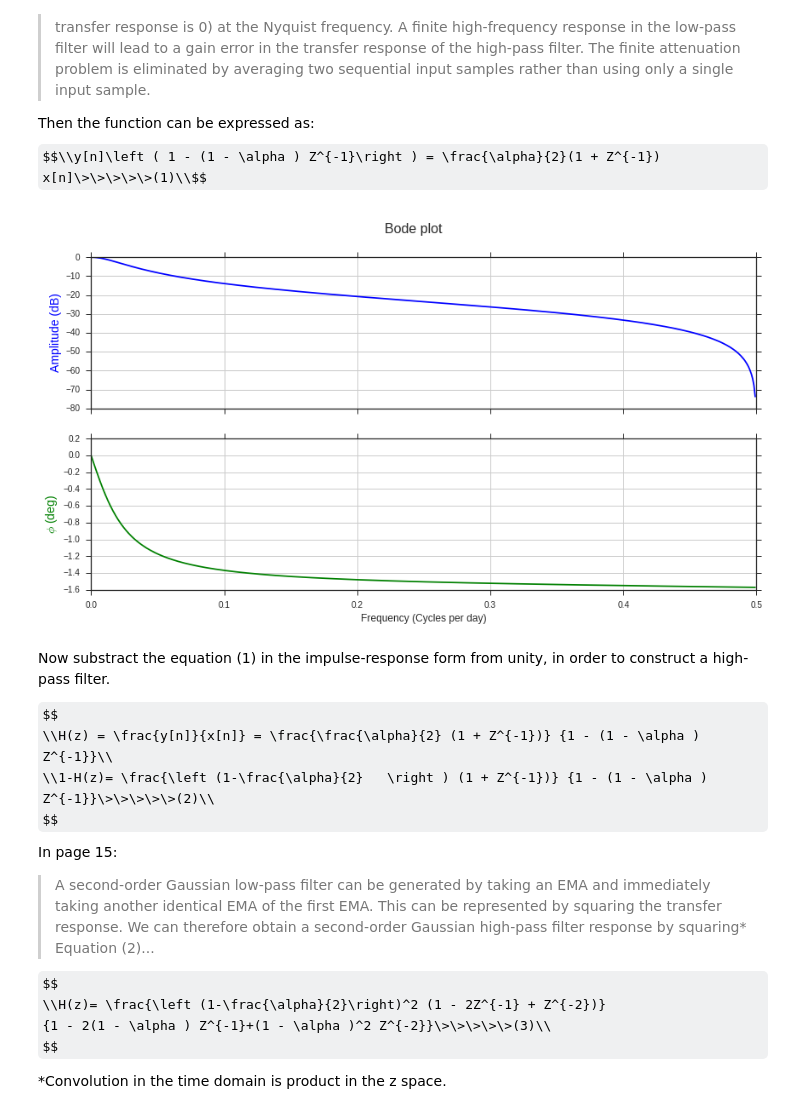
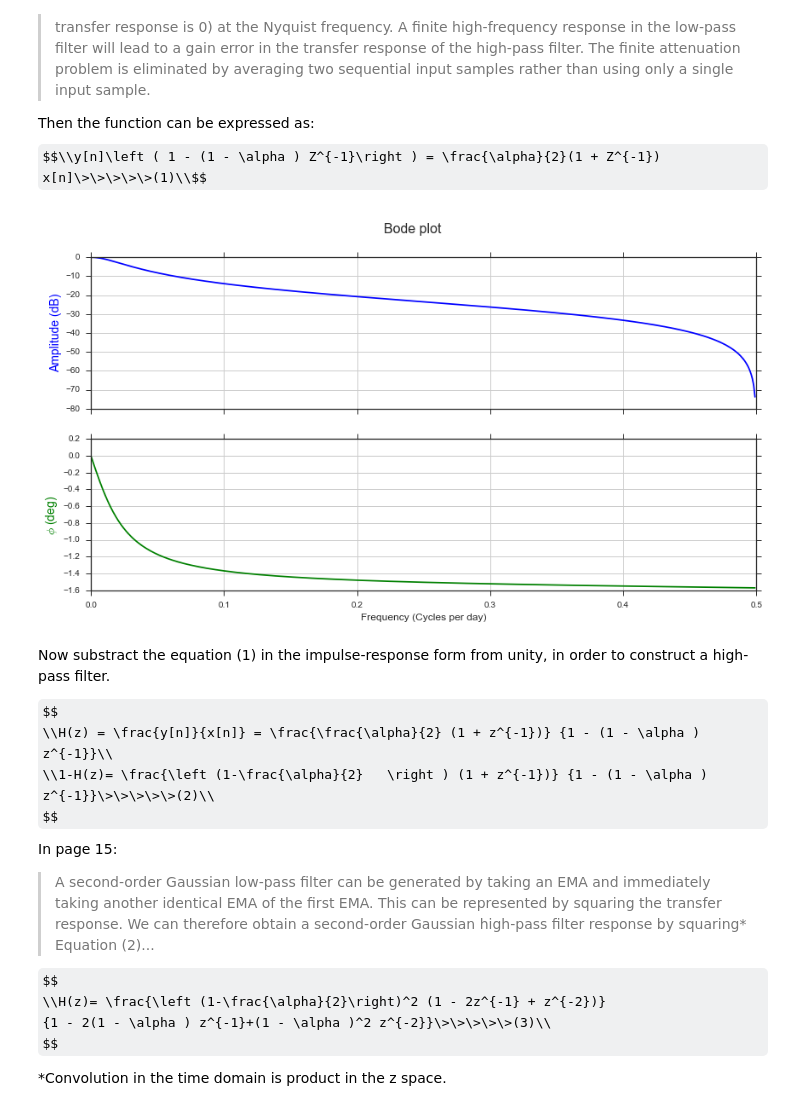
Before and after one commit to Jay-Jay-D/cybernetics_lectures, a Jupyter notebook: Cybernetics_Ch_2.ipynb, the cells around one changed output. Saved outputs shown, nothing was run; the diff lists cells and outputs as text; code cells hidden in the pictures; some formulas as TeX source.

```diff
--- a/Cybernetics_Ch_2.ipynb
+++ b/Cybernetics_Ch_2.ipynb
@@ -83,28 +88,28 @@ In page 12:
 Then the function can be expressed as:
 $$\\y[n]\left ( 1 - (1 - \alpha ) Z^{-1}\right ) = \frac{\alpha}{2}(1 + Z^{-1}) x[n]\>\>\>\>\>(1)\\$$
 # %%
-b = np.array([alpha / 2.0, alpha / 2.0])
-a = np.array([1.0, -(1.0 - alpha)])
-zi = signal.lfiltic(b, a, y=x, x=x)
-EMA_mean_input = signal.lfilter(b, a, x, zi=zi)
+numerator = np.array([alpha / 2.0, alpha / 2.0])
+denominator = np.array([1.0, -(1.0 - alpha)])
+zi = signal.lfiltic(numerator, denominator, y=x, x=x)
+EMA_mean_input = signal.lfilter(numerator, denominator, x, zi=zi)
 
-w, h = signal.freqz(b, a)
+w, h = signal.freqz(numerator, denominator)
 bode_plot(h, w)
 # %% [output]
-[figure, old version]
+[figure, new version]
 # %% [markdown]
 Now substract the equation (1) in the impulse-response form from unity, in order to construct a high-pass filter.
 
 $$
-\\H(z) = \frac{y[n]}{x[n]} = \frac{\frac{\alpha}{2} (1 + Z^{-1})} {1 - (1 - \alpha ) Z^{-1}}\\
-\\1-H(z)= \frac{\left (1-\frac{\alpha}{2}   \right ) (1 + Z^{-1})} {1 - (1 - \alpha ) Z^{-1}}\>\>\>\>\>(2)\\
+\\H(z) = \frac{y[n]}{x[n]} = \frac{\frac{\alpha}{2} (1 + z^{-1})} {1 - (1 - \alpha ) z^{-1}}\\
+\\1-H(z)= \frac{\left (1-\frac{\alpha}{2}   \right ) (1 + z^{-1})} {1 - (1 - \alpha ) z^{-1}}\>\>\>\>\>(2)\\
 $$
 In page 15:
 > A second-order Gaussian low-pass filter can be generated by taking an EMA and immediately taking another identical EMA of the first EMA. This can be represented by squaring the transfer response. We can therefore obtain a second-order Gaussian high-pass filter response by squaring\* Equation (2)...
 
 $$
-\\H(z)= \frac{\left (1-\frac{\alpha}{2}\right)^2 (1 - 2Z^{-1} + Z^{-2})}
-{1 - 2(1 - \alpha ) Z^{-1}+(1 - \alpha )^2 Z^{-2}}\>\>\>\>\>(3)\\
+\\H(z)= \frac{\left (1-\frac{\alpha}{2}\right)^2 (1 - 2z^{-1} + z^{-2})}
+{1 - 2(1 - \alpha ) z^{-1}+(1 - \alpha )^2 z^{-2}}\>\>\>\>\>(3)\\
 $$
 
 \*Convolution in the time domain is product in the z space.
```
Also changed, not shown: parts of 9 cells of this notebook, 1 other file.
